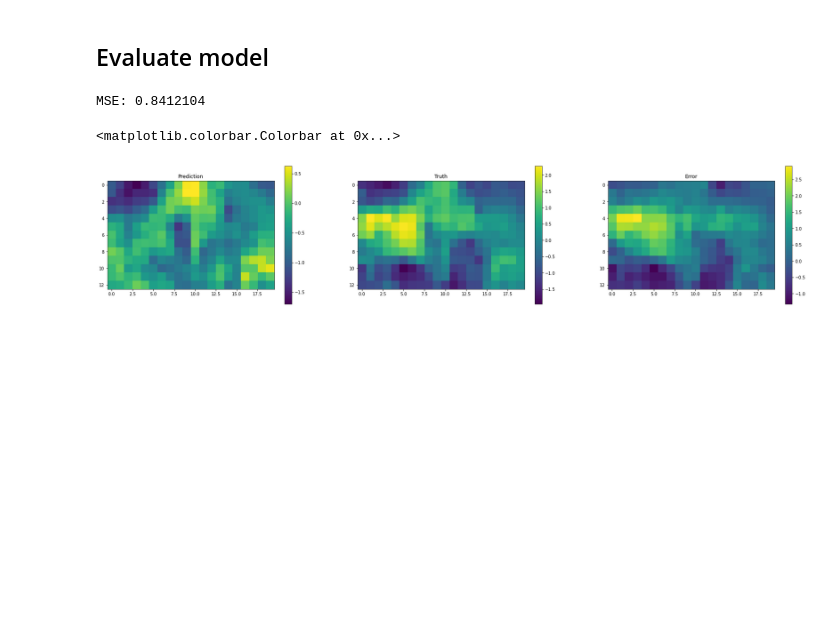
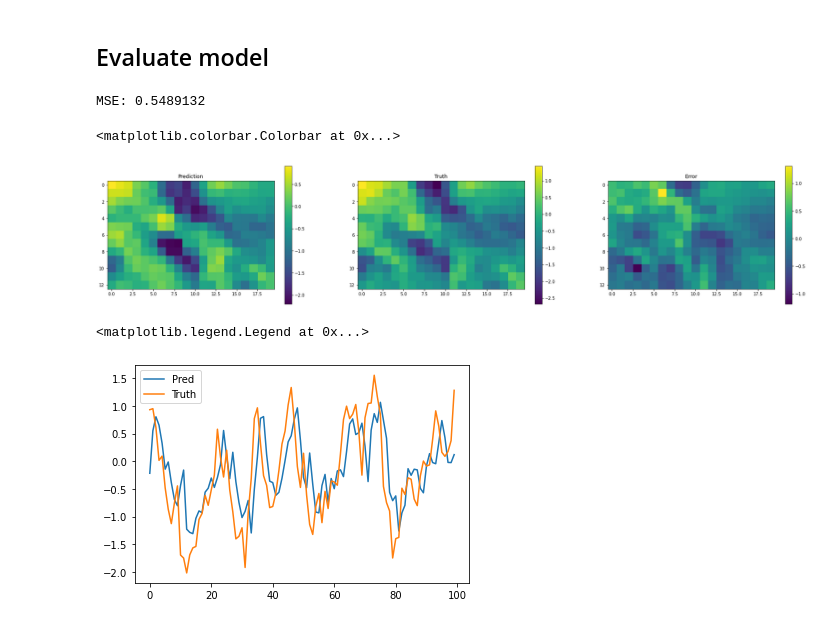
Before and after one commit to paulaharder/hackathon-ci-22, a Jupyter notebook: starting_kit_sklearn.ipynb, the cells around one changed output. Cells and saved outputs as stored; diff of their text form; code cells hidden in the pictures; blank space fills up the shorter version.

Commit message:
added another pred plot

```diff
--- a/starting_kit_sklearn.ipynb
+++ b/starting_kit_sklearn.ipynb
@@ -115,7 +115,7 @@ def assemble_predictors_predictands(start_date, end_date, lead_time, dataset, nu
     return X,y, orig_shape_X, orig_shape_y
 # %%
 num_input_time_steps = 3
-lead_time = 4
+lead_time = 2
 
 climate_model = 'CESM'
 train_start_date = '0400-01-01'
@@ -147,7 +147,7 @@ pred = regr.predict(test_predictors)
 mse = mean_squared_error(pred, test_predictands)
 print('MSE:', mse)
 # %% [output]
-MSE: 0.8412104
+MSE: 0.5489132
 # %%
 #reshape prediction to initial shape
 pred = pred.reshape(orig_shape_ytest)
@@ -169,4 +169,15 @@ plt.imshow(test_predictands[time,:,:]-pred[time,:,:])
 plt.colorbar()
 # %% [output]
 <matplotlib.colorbar.Colorbar at 0x...>
-[figure, old version]
+[figure, new version]
+# %%
+#plot spi time series at random location
+lat = np.random.randint(pred.shape[1])
+lon = np.random.randint(pred.shape[2])
+k = np.random.randint(pred.shape[0]-100)
+plt.plot(pred[k:k+100,lat,lon], label='Pred')
+plt.plot(test_predictands[k:k+100,lat,lon], label='Truth')
+plt.legend()
+# %% [output]
+<matplotlib.legend.Legend at 0x...>
+[figure, added]
```
